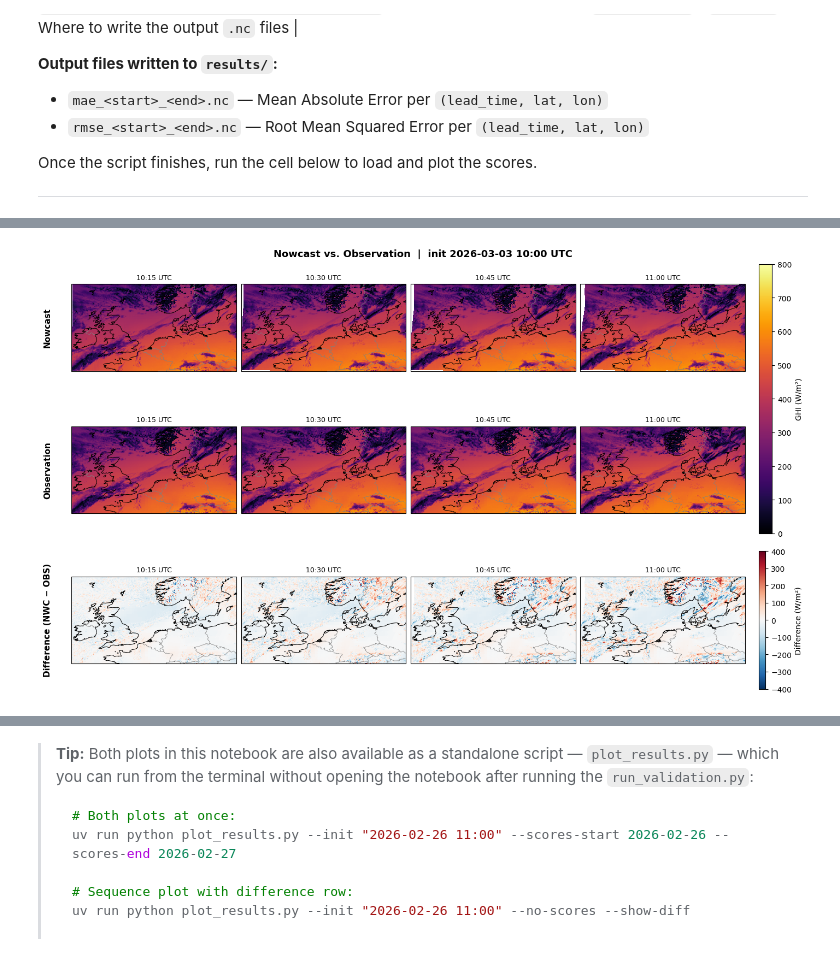
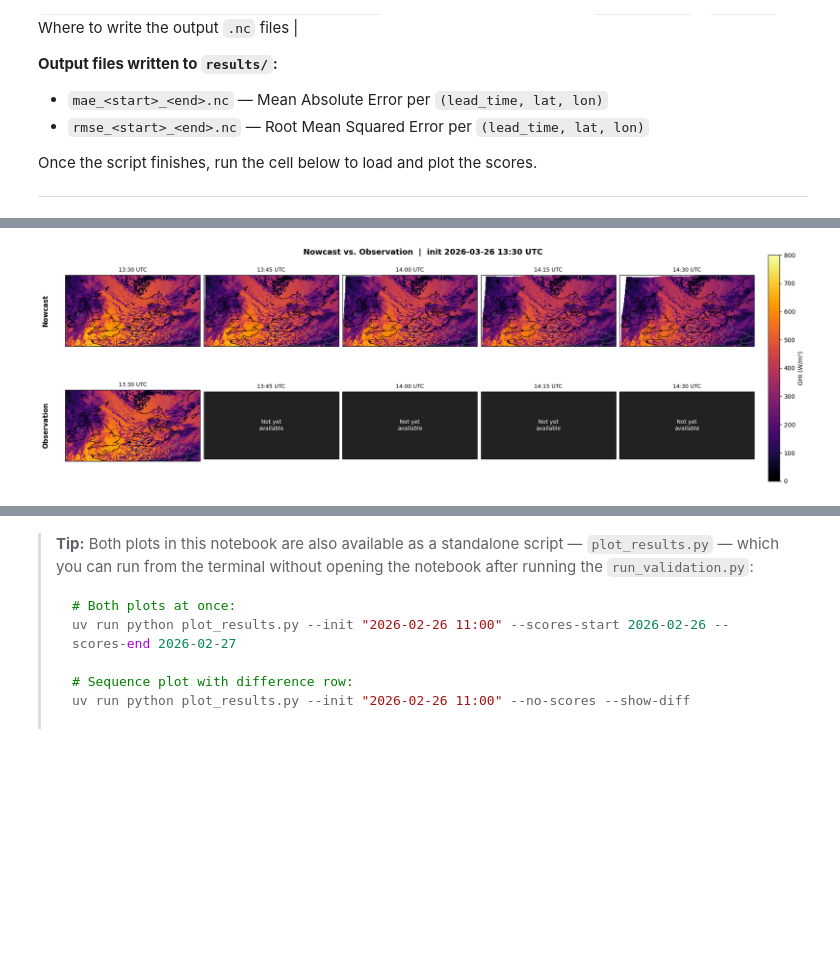
Before and after one commit to dmidk/sunflow-scores, a Jupyter notebook: notebooks/solar-nowcast-validator-notebook.ipynb, the cells around one changed output, grey strips where cells are left out. Cells and saved outputs as stored; diff of their text form; code cells hidden in the pictures; blank space fills up the shorter version.

Commit message:
Initial project import

```diff
--- a/notebooks/solar-nowcast-validator-notebook.ipynb
+++ b/notebooks/solar-nowcast-validator-notebook.ipynb
@@ -52,13 +52,13 @@ import argparse
 from plot_results import plot_sequence
 
 args = argparse.Namespace(
-    init       = "2026-03-03 10:00",  # initialization time to plot
-    n_steps    = 4,                    # number of lead steps to show
+    init       = "2026-03-26 13:30",  # initialization time to plot
+    n_steps    = 5,                    # number of lead steps to show
     step_every = 1,                    # stride (1 = every 15 min)
     vmin       = 0,
     vmax       = 800,
     bbox       = None,
-    show_diff  = True,
+    #show_diff  = True,
     nwc_dir    = str(NWC_DIR),
     obs_dir    = str(OBS_DIR),
     save_dir   = None,
@@ -73,4 +72,4 @@ Loading observations up to 2026-03-03 16:00:00 ...
-[figure, old version]
+[figure, new version]
 # %%
 # --- Step 2b: Nowcast vs. observation — zoomed over Denmark ---
 import argparse
```
Also changed, not shown: parts of 3 cells of this notebook, 22 other files.
